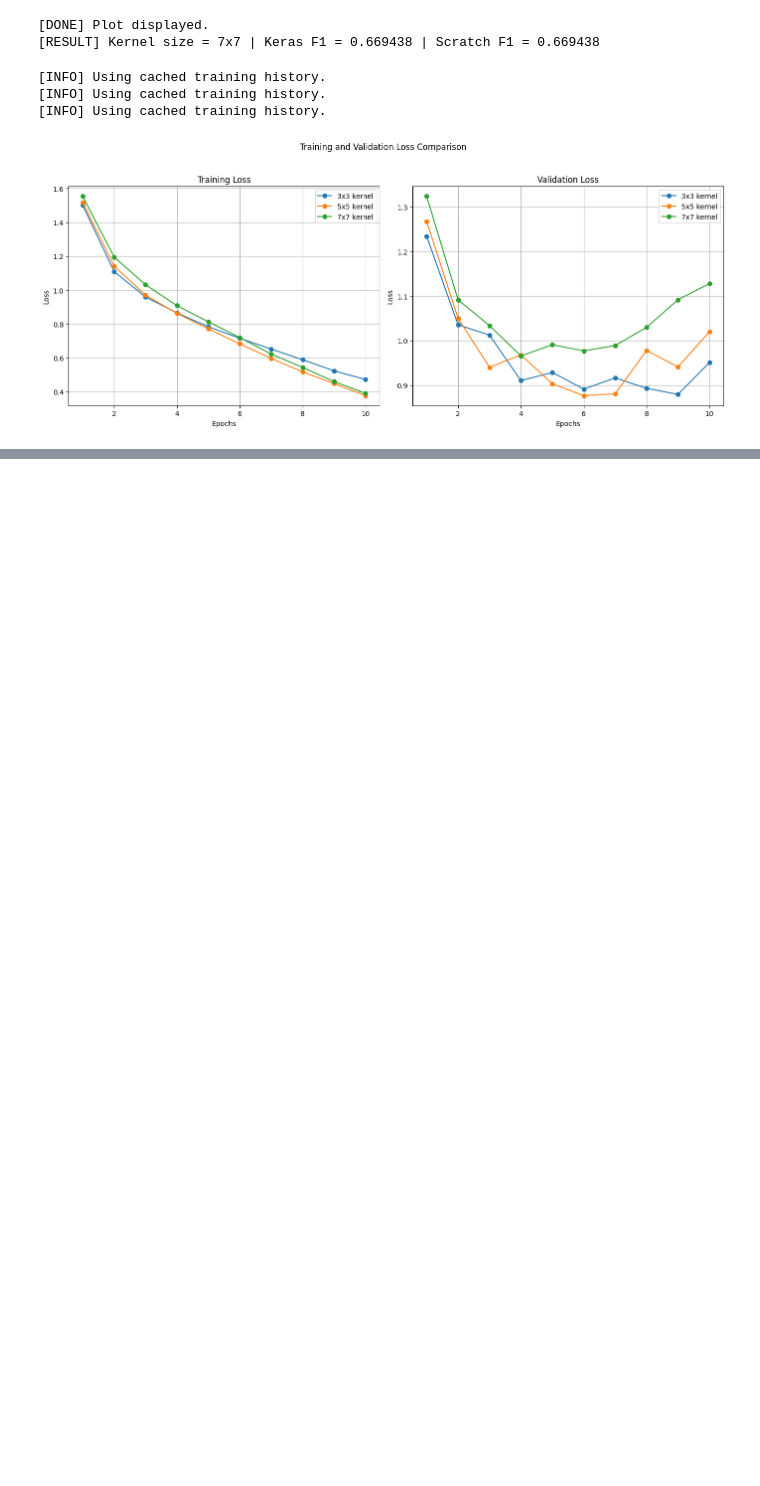
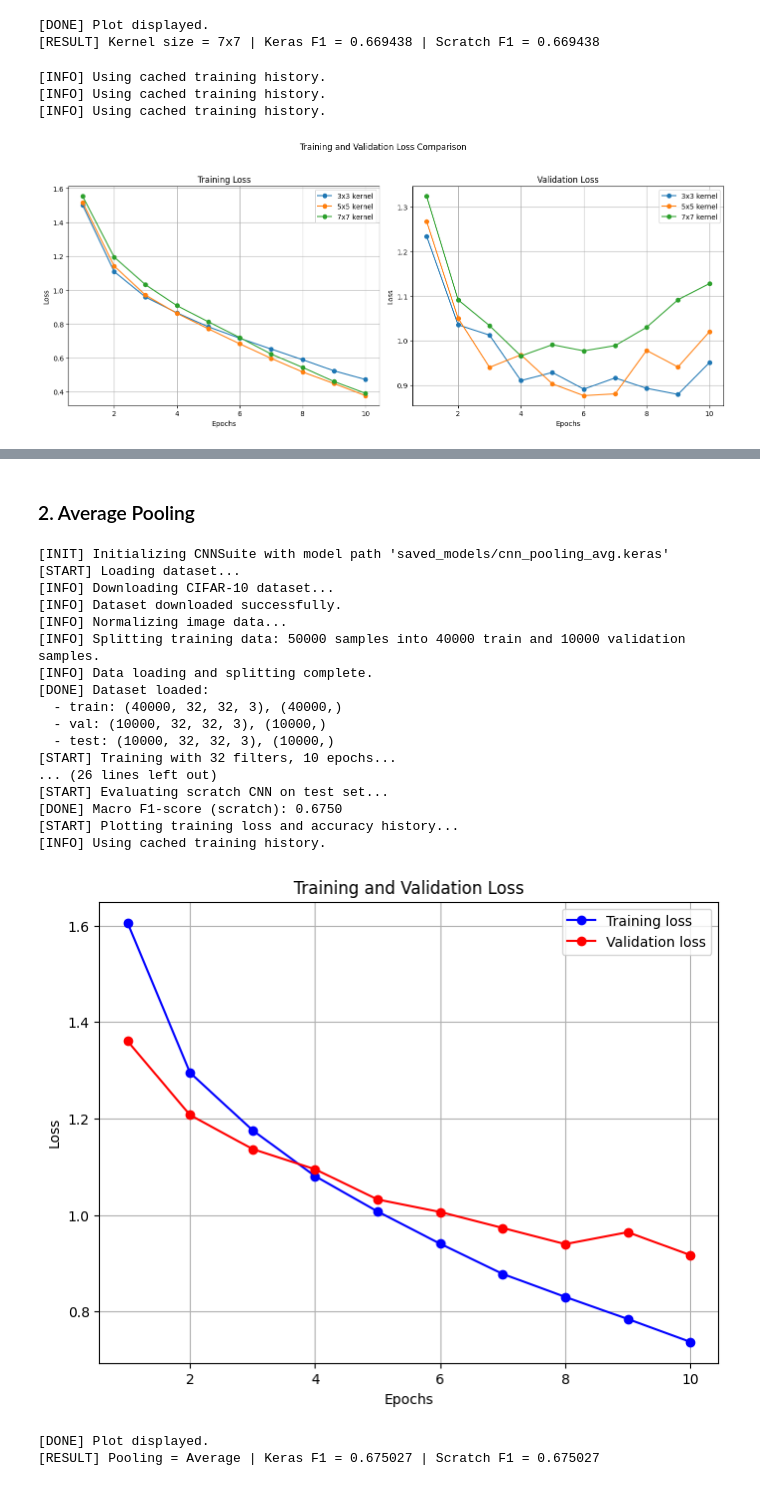
Before and after one commit to Farhannr28/Convolutional-Neural-Network-and-Recurrent-Neural-Network, a Jupyter notebook: src/CNN.ipynb, the cells around one changed output, grey strips where cells are left out. Cells and saved outputs as stored; diff of their text form; code cells hidden in the pictures; blank space fills up the shorter version.

```diff
--- a/src/CNN3.ipynb
+++ b/src/CNN.ipynb
@@ -412,0 +456,38 @@ plot_multi_loss(histories_3)
+# %% [markdown]
+### 2. Average Pooling
+# %%
+cnn_avg = CNNSuite(save_dir="saved_models", model_name="cnn_pooling_avg.keras")
+cnn_avg.history_path = cnn_avg.save_dir / "cnn_pooling_avg_history.json"
+cnn_avg.load_data()
+
+if cnn_avg.model_path.exists() and cnn_avg.history_path.exists():
+    print("[INFO] Pooling = avg: Model and history already exist. Skipping training...")
+    cnn_avg.load_history()
+else:
+    cnn_avg.train(epochs=10, batch_size=64, pooling="avg", pool_size=2)
+
+keras_cnn_avg = cnn_avg.evaluate_keras()
+scratch_cnn_avg = cnn_avg.evaluate_scratch()
+cnn_avg.plot_history()
+print(f"[RESULT] Pooling = Average | Keras F1 = {keras_cnn_avg:.6f} | Scratch F1 = {scratch_cnn_avg:.6f}\n")
+# %% [output]
+[INIT] Initializing CNNSuite with model path 'saved_models/cnn_pooling_avg.keras'
+[START] Loading dataset...
+[INFO] Downloading CIFAR-10 dataset...
+[INFO] Dataset downloaded successfully.
+[INFO] Normalizing image data...
+[INFO] Splitting training data: 50000 samples into 40000 train and 10000 validation samples.
+[INFO] Data loading and splitting complete.
+[DONE] Dataset loaded:
+  - train: (40000, 32, 32, 3), (40000,)
+  - val: (10000, 32, 32, 3), (10000,)
+  - test: (10000, 32, 32, 3), (10000,)
+[START] Training with 32 filters, 10 epochs...
+... (26 lines left out)
+[START] Evaluating scratch CNN on test set...
+[DONE] Macro F1-score (scratch): 0.6750
+[START] Plotting training loss and accuracy history...
+[INFO] Using cached training history.
+[figure, added]
+[DONE] Plot displayed.
+[RESULT] Pooling = Average | Keras F1 = 0.675027 | Scratch F1 = 0.675027
```
Also changed, not shown: parts of 4 cells of this notebook, 3 other files.
